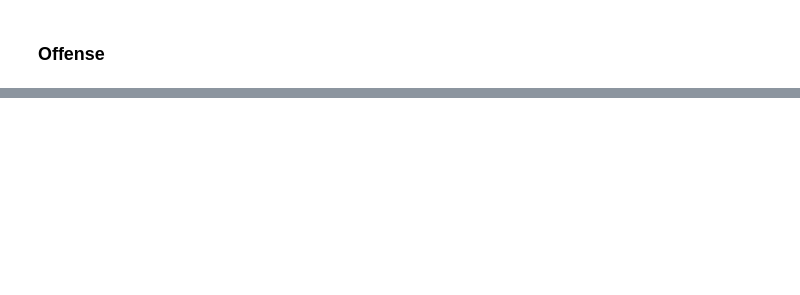
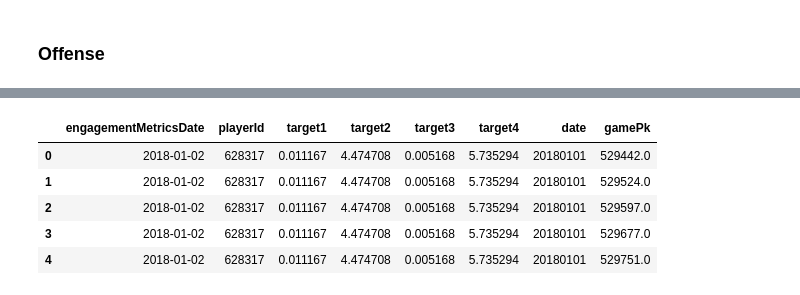
Before and after one commit to fatjudy/mlb-forecasting, a Jupyter notebook: MLB-EDA.ipynb, the cells around one changed output, grey strips where cells are left out. Cells and saved outputs as stored; diff of their text form; code cells hidden in the pictures; blank space fills up the shorter version.

```diff
--- a/MLB-EDA.ipynb
+++ b/MLB-EDA.ipynb
@@ -532,0 +374,4 @@ The designated hitter has the highest target value of all (all 4 values), while
+# %%
+select_pScore_raw = train_dict['playerBoxScores'][['playerId', 'gamePk']]
+# %%
+target_v1 = target_v.merge(select_pScore_raw, on = ['playerId'], how = 'left')
@@ -532,0 +419,9 @@ The designated hitter has the highest target value of all (all 4 values), while
+# %%
+target_v1.head()
+# %% [output]
+|  | engagementMetricsDate | playerId | target1 | target2 | target3 | target4 | date | gamePk |
+| 0 | 2018-01-02 | 628317 | 0.011167 | 4.474708 | 0.005168 | 5.735294 | 20180101 | 529442.0 |
+| 1 | 2018-01-02 | 628317 | 0.011167 | 4.474708 | 0.005168 | 5.735294 | 20180101 | 529524.0 |
+| 2 | 2018-01-02 | 628317 | 0.011167 | 4.474708 | 0.005168 | 5.735294 | 20180101 | 529597.0 |
+| 3 | 2018-01-02 | 628317 | 0.011167 | 4.474708 | 0.005168 | 5.735294 | 20180101 | 529677.0 |
+| 4 | 2018-01-02 | 628317 | 0.011167 | 4.474708 | 0.005168 | 5.735294 | 20180101 | 529751.0 |
```
Also changed, not shown: parts of 141 cells of this notebook, 1 other file.
